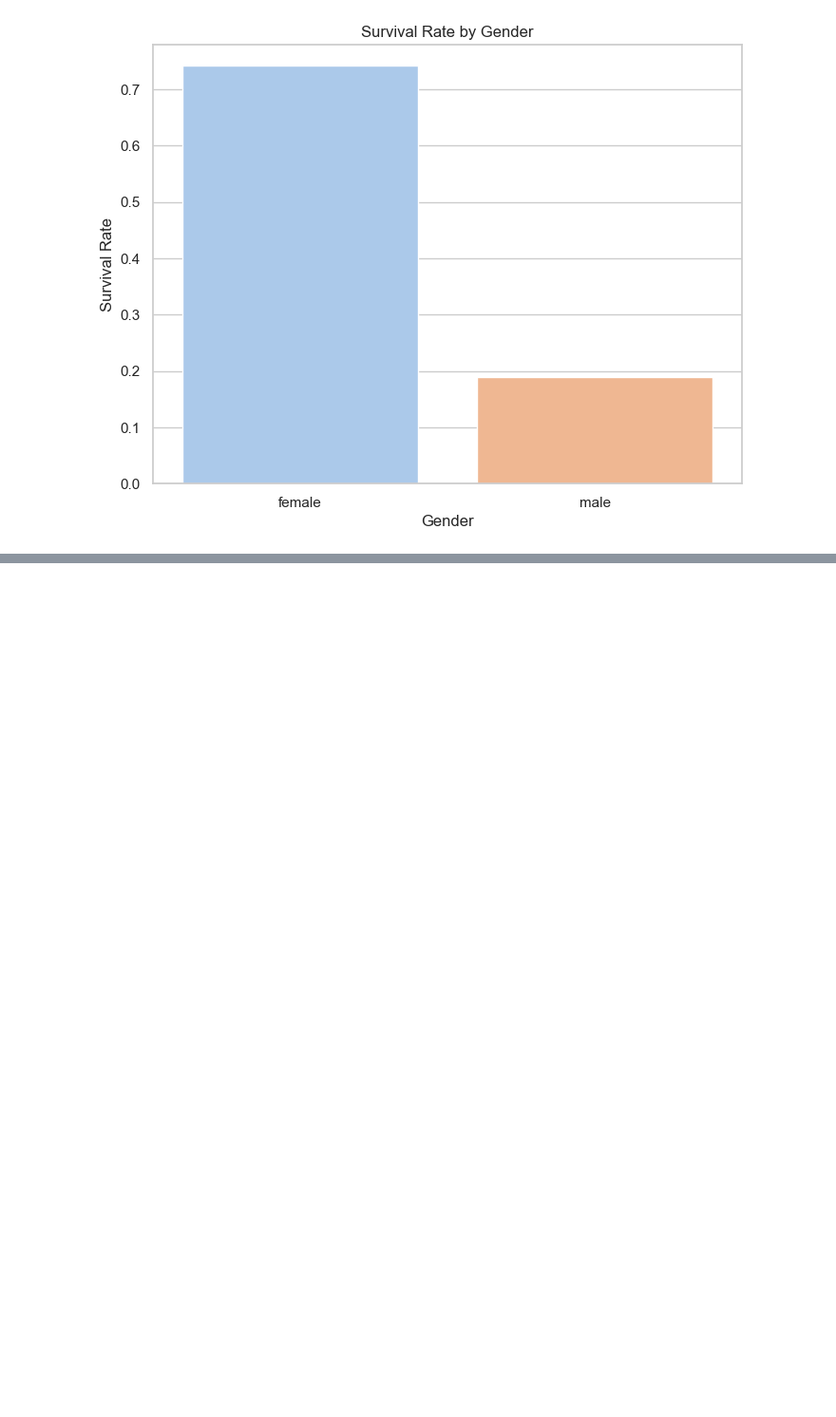
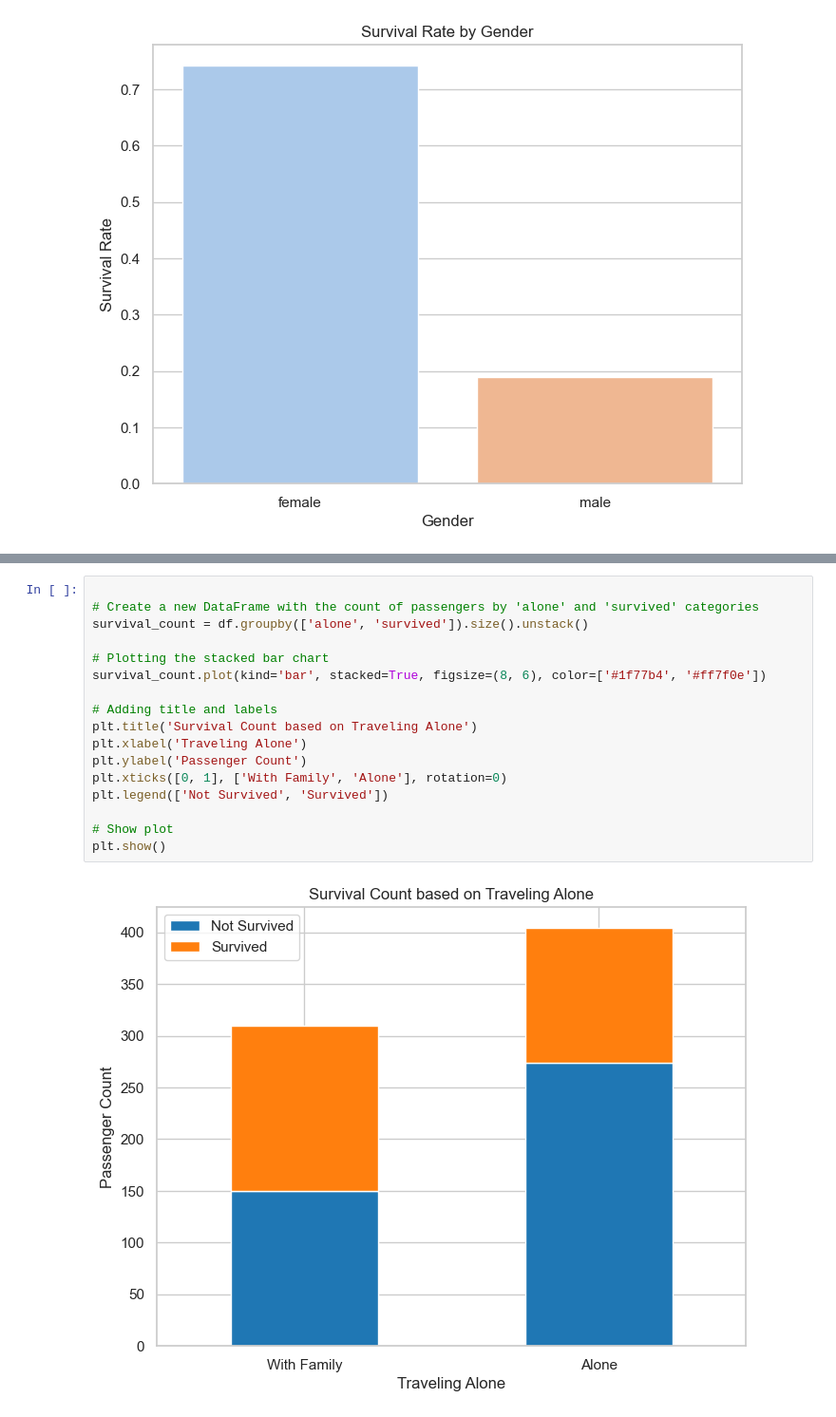
Before and after one commit to Karpoozi/datafun-06-eda, a Jupyter notebook: brookerichards_eda.ipynb, the cells around one changed output, grey strips where cells are left out. Shown at 95% size. Saved outputs shown, nothing was run; the diff lists cells and outputs as text; blank space fills up the shorter version.

```diff
--- a/brookerichards_eda.ipynb
+++ b/brookerichards_eda.ipynb
@@ -170,0 +199,19 @@ NameError: name 'titanic' is not defined
+# %%
+
+# Create a new DataFrame with the count of passengers by 'alone' and 'survived' categories
+survival_count = df.groupby(['alone', 'survived']).size().unstack()
+
+# Plotting the stacked bar chart
+survival_count.plot(kind='bar', stacked=True, figsize=(8, 6), color=['#1f77b4', '#ff7f0e'])
+
+# Adding title and labels
+plt.title('Survival Count based on Traveling Alone')
+plt.xlabel('Traveling Alone')
+plt.ylabel('Passenger Count')
+plt.xticks([0, 1], ['With Family', 'Alone'], rotation=0)
+plt.legend(['Not Survived', 'Survived'])
+
+# Show plot
+plt.show()
+# %% [output]
+[figure, added]
```
Also changed, not shown: parts of 20 cells of this notebook.
